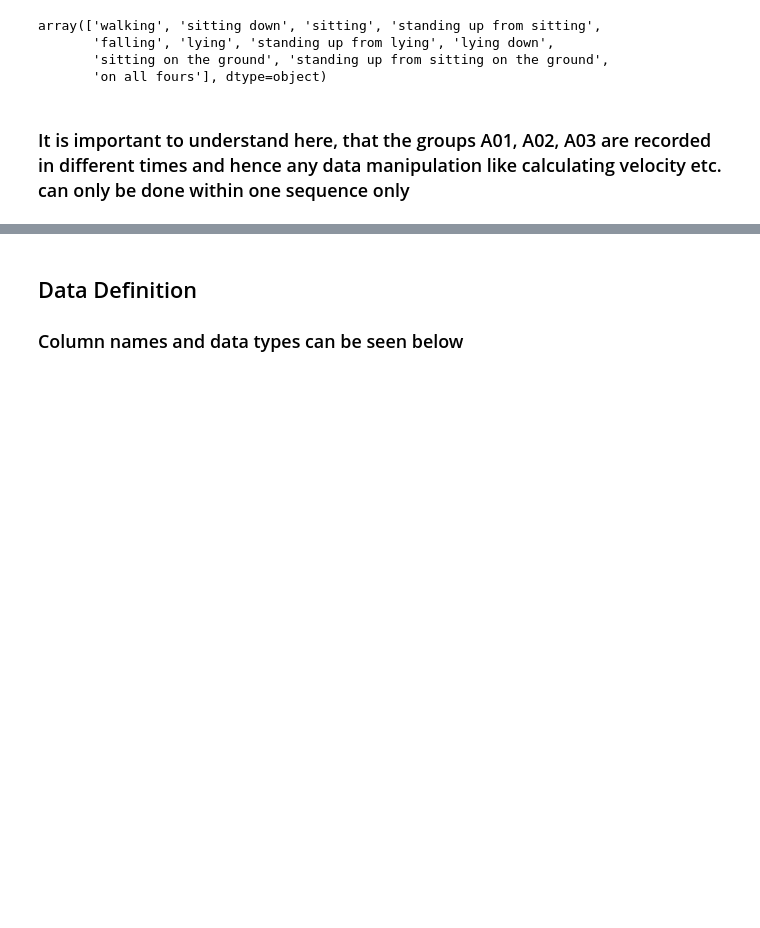
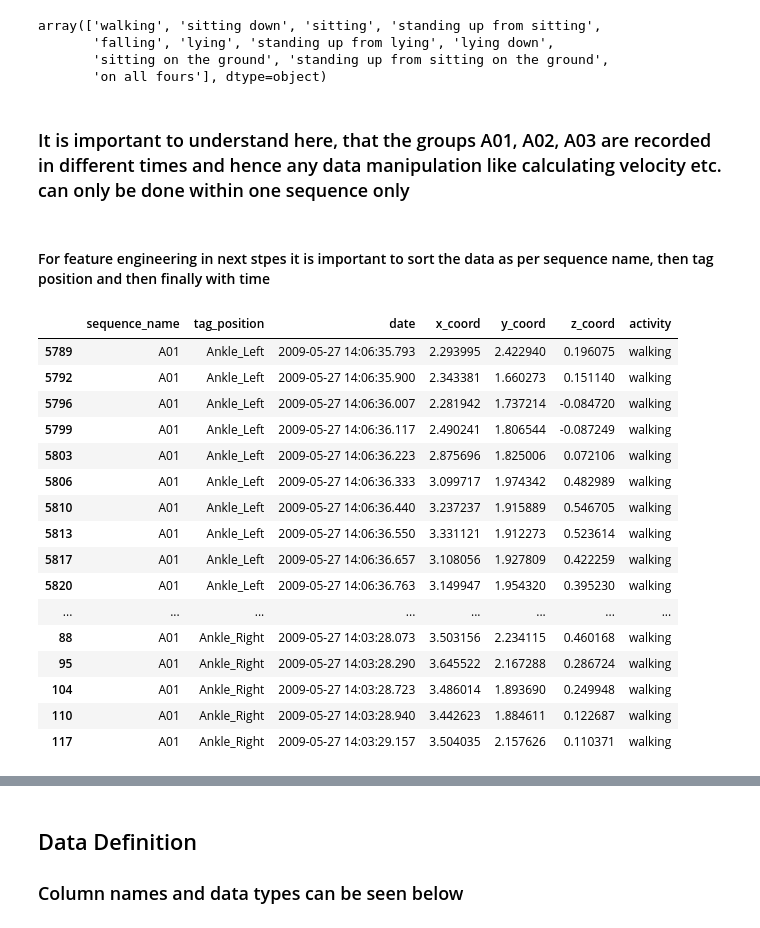
Before and after one commit to pgupta88/Springboard, a Jupyter notebook: Capstone_Two/Data Wrangling/Capstone_Two.ipynb, the cells around one changed output, grey strips where cells are left out. Drawn from its saved outputs; the diff is of its cells as text; code cells hidden in the pictures; blank space fills up the shorter version.

Commit message:
Sort the data as per tag position and time

```diff
--- a/Capstone_Two/Data Wrangling/Capstone_Two.ipynb
+++ b/Capstone_Two/Data Wrangling/Capstone_Two.ipynb
@@ -188,3 +188,29 @@ array(['walking', 'sitting down', 'sitting', 'standing up from sitting',
 df.rename(columns={'tag_identificator':'tag_position'}, inplace=True)
 # %%
 df['tag_position'] = df['tag_position'].map({'010-000-024-033':'Ankle_Left', '010-000-030-096':'Ankle_Right', '020-000-033-111':'Chest', '020-000-032-221':'Belt'})
+# %% [markdown]
+#### For feature engineering in next stpes it is important to sort the data as per sequence name, then tag position and then finally with time
+# %%
+# Sorting the data as per sequence name, tag position and time
+df.sort_values(['sequence_name', 'tag_position', 'date'], inplace=True)
+# %%
+# Checking the data frame
+df[df['sequence_name']=='A01'].iloc[1660:1690, :]
+# %% [output]
+|  | sequence_name | tag_position | date | x_coord | y_coord | z_coord | activity |
+| 5789 | A01 | Ankle_Left | 2009-05-27 14:06:35.793 | 2.293995 | 2.422940 | 0.196075 | walking |
+| 5792 | A01 | Ankle_Left | 2009-05-27 14:06:35.900 | 2.343381 | 1.660273 | 0.151140 | walking |
+| 5796 | A01 | Ankle_Left | 2009-05-27 14:06:36.007 | 2.281942 | 1.737214 | -0.084720 | walking |
+| 5799 | A01 | Ankle_Left | 2009-05-27 14:06:36.117 | 2.490241 | 1.806544 | -0.087249 | walking |
+| 5803 | A01 | Ankle_Left | 2009-05-27 14:06:36.223 | 2.875696 | 1.825006 | 0.072106 | walking |
+| 5806 | A01 | Ankle_Left | 2009-05-27 14:06:36.333 | 3.099717 | 1.974342 | 0.482989 | walking |
+| 5810 | A01 | Ankle_Left | 2009-05-27 14:06:36.440 | 3.237237 | 1.915889 | 0.546705 | walking |
+| 5813 | A01 | Ankle_Left | 2009-05-27 14:06:36.550 | 3.331121 | 1.912273 | 0.523614 | walking |
+| 5817 | A01 | Ankle_Left | 2009-05-27 14:06:36.657 | 3.108056 | 1.927809 | 0.422259 | walking |
+| 5820 | A01 | Ankle_Left | 2009-05-27 14:06:36.763 | 3.149947 | 1.954320 | 0.395230 | walking |
+| ... | ... | ... | ... | ... | ... | ... | ... |
+| 88 | A01 | Ankle_Right | 2009-05-27 14:03:28.073 | 3.503156 | 2.234115 | 0.460168 | walking |
+| 95 | A01 | Ankle_Right | 2009-05-27 14:03:28.290 | 3.645522 | 2.167288 | 0.286724 | walking |
+| 104 | A01 | Ankle_Right | 2009-05-27 14:03:28.723 | 3.486014 | 1.893690 | 0.249948 | walking |
+| 110 | A01 | Ankle_Right | 2009-05-27 14:03:28.940 | 3.442623 | 1.884611 | 0.122687 | walking |
+| 117 | A01 | Ankle_Right | 2009-05-27 14:03:29.157 | 3.504035 | 2.157626 | 0.110371 | walking |
```
Also changed, not shown: parts of 2 cells of this notebook, 1 other file.
